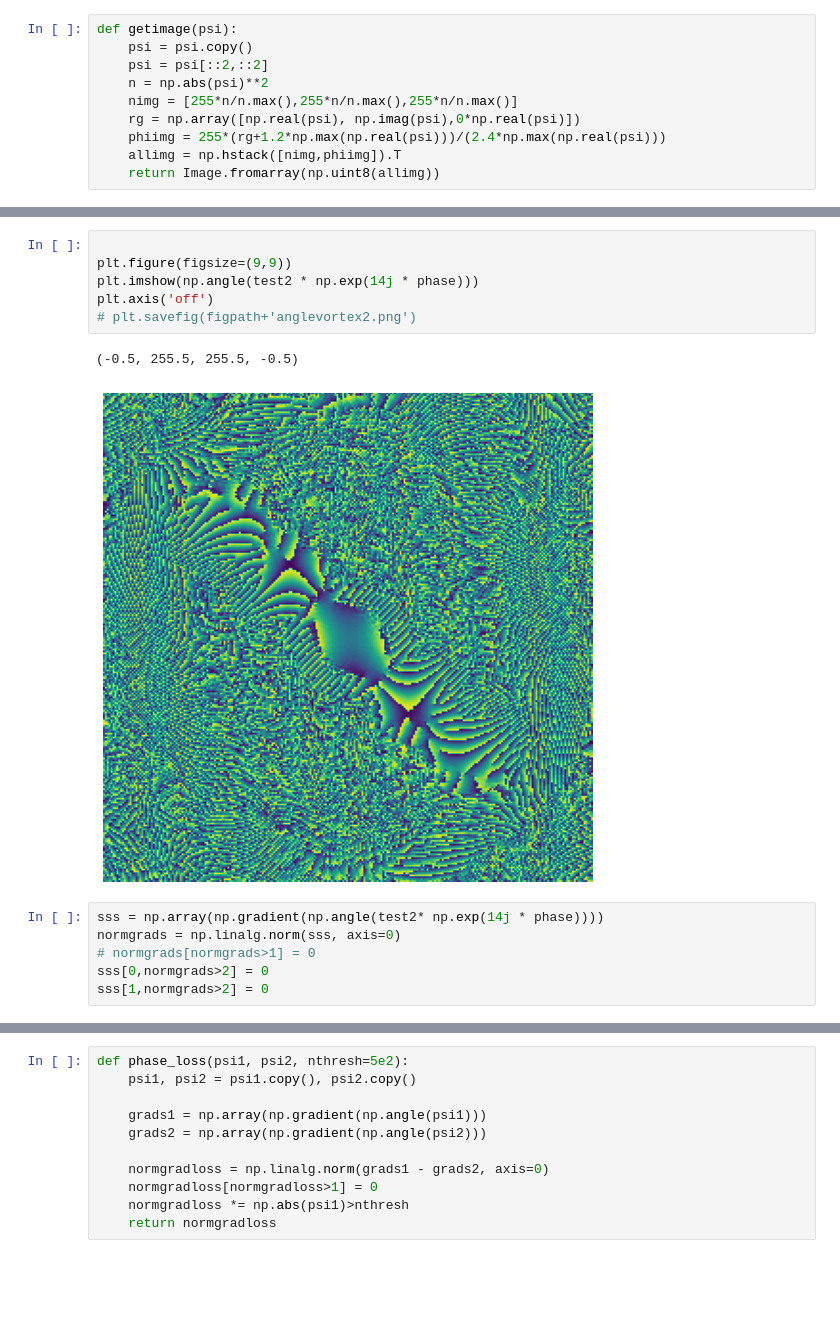
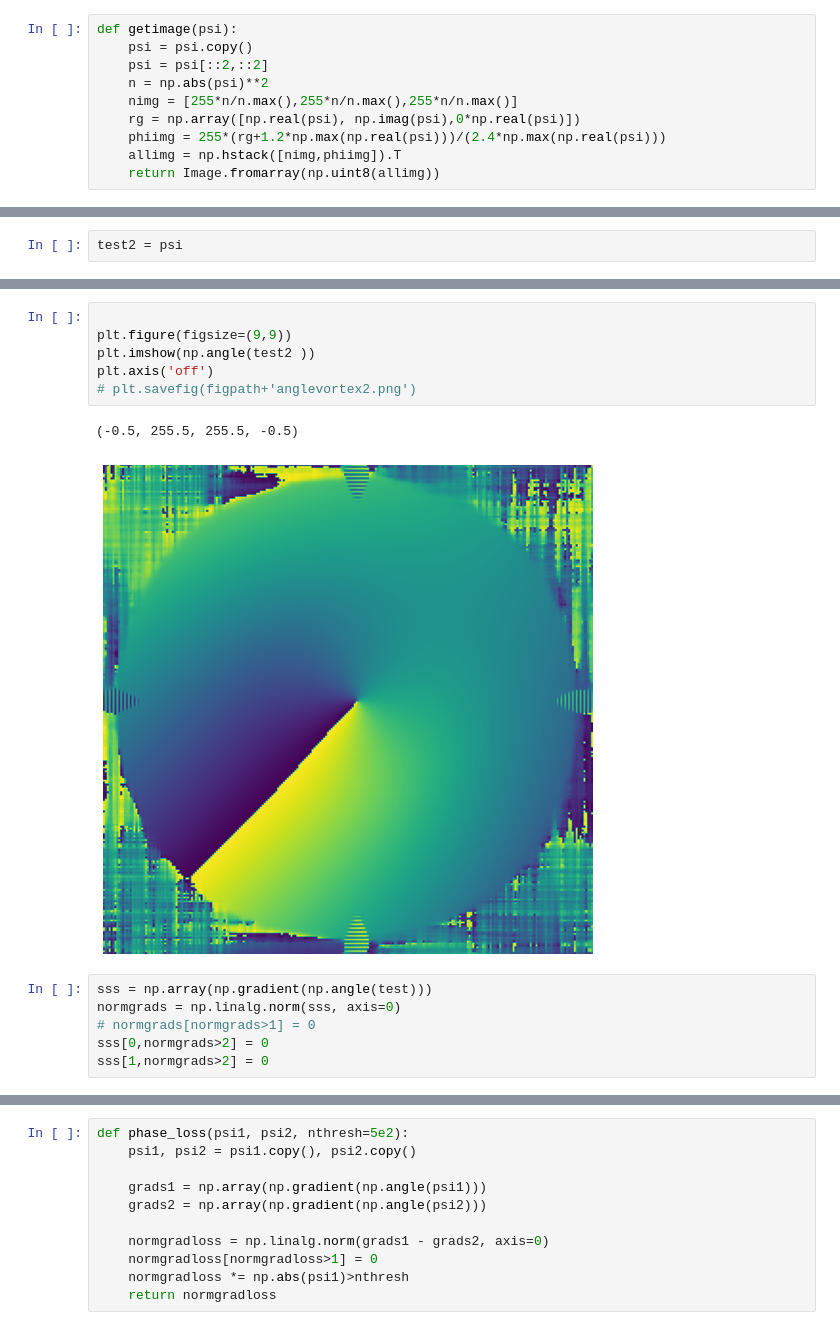
Before and after one commit to biswaroopmukherjee/condensate, a Jupyter notebook: notebooks/Phase Loss.ipynb, the cells around one changed output, grey strips where cells are left out. Drawn from its saved outputs; the diff is of its cells as text; blank space fills up the shorter version.

```diff
--- a/notebooks/Phase Loss.ipynb
+++ b/notebooks/Phase Loss.ipynb
@@ -143 +128,3 @@ test2 = clouds[10][::2,::2]
+# %%
+test2 = psi
 # %%
@@ -161,14 +148,14 @@ plt.imshow(test.real - test2.real)
 # %%
 
 plt.figure(figsize=(9,9))
-plt.imshow(np.angle(test2 * np.exp(14j * phase)))
+plt.imshow(np.angle(test2 ))
 plt.axis('off')
 # plt.savefig(figpath+'anglevortex2.png')
 # %% [output]
 (-0.5, 255.5, 255.5, -0.5)
-[figure, old version]
+[figure, new version]
 # %%
-sss = np.array(np.gradient(np.angle(test2* np.exp(14j * phase))))
+sss = np.array(np.gradient(np.angle(test)))
 normgrads = np.linalg.norm(sss, axis=0)
 # normgrads[normgrads>1] = 0
 sss[0,normgrads>2] = 0
```
Also changed, not shown: parts of 12 cells of this notebook, 2 other files.
